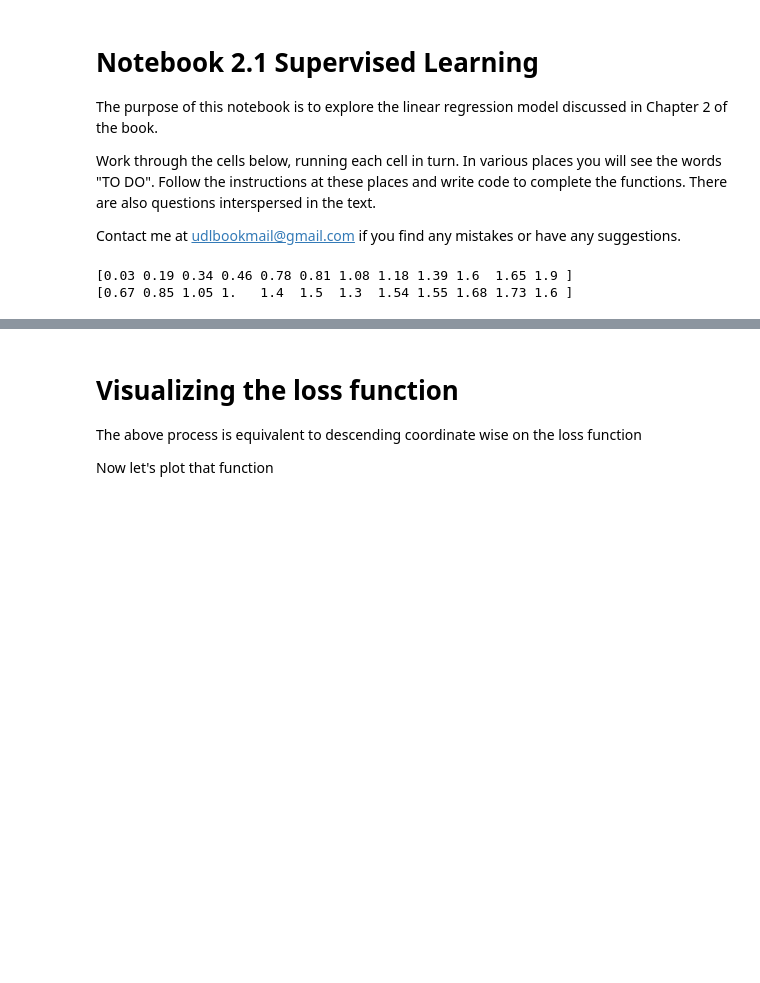
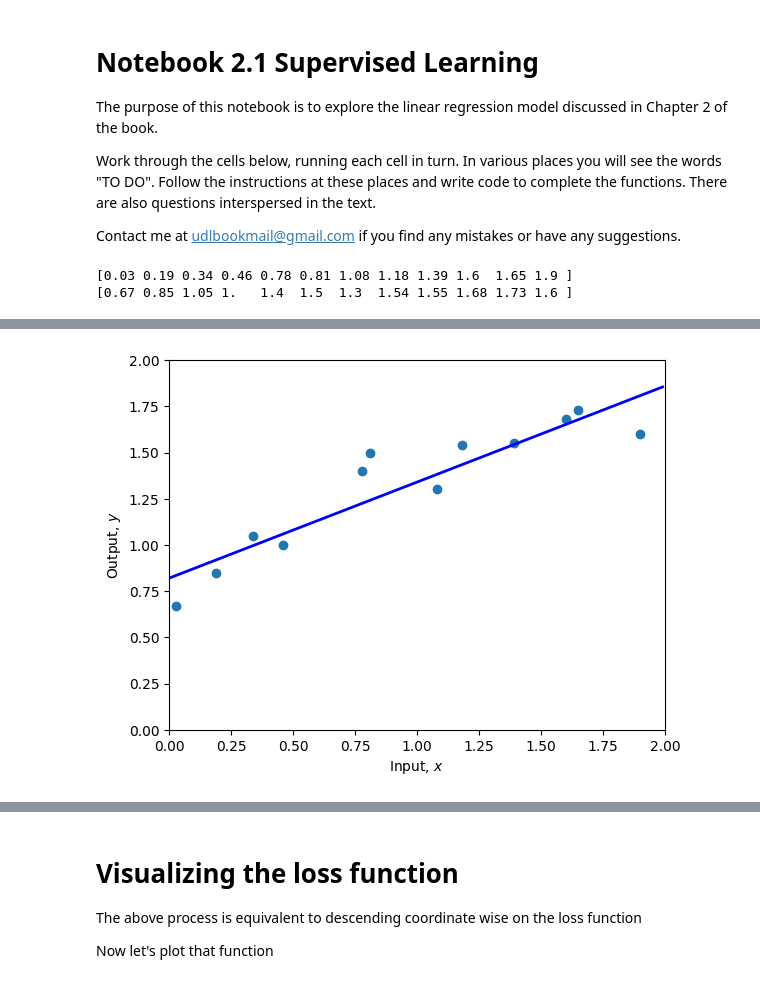
Before and after one commit to murilogustineli/UDL-book, a Jupyter notebook: Notebooks/Chap02/2_1_Supervised_Learning.ipynb, the cells around one changed output, grey strips where cells are left out. Saved outputs shown, nothing was run; the diff lists cells and outputs as text; code cells hidden in the pictures; blank space fills up the shorter version.

```diff
--- a/Notebooks/Chap02/2_1_Supervised_Learning.ipynb
+++ b/Notebooks/Chap02/2_1_Supervised_Learning.ipynb
@@ -27,8 +27,7 @@ print(y)
 # Define 1D linear regression model
 def f(x, phi0, phi1):
     # TODO :  Replace this line with the linear regression model (eq 2.4)
-
-
+    y = phi0 + phi1 * x
     return y
 # %%
 # Function to help plot the data
@@ -55,8 +56,9 @@ plot(x,y,phi0,phi1)
 def compute_loss(x,y,phi0,phi1):
 
   # TODO Replace this line with the loss calculation (equation 2.5)
-  loss = 0
-
+  loss = 0.0
+  for x_i, y_i in zip(x,y):
+    loss += (f(x_i, phi0, phi1) - y_i)**2
 
   return loss
 # %%
@@ -73,11 +81,25 @@ print(f'Your Loss = {loss:3.2f}, Ground truth =10.28')
 # %%
 # TODO -- Change the parameters manually to fit the model
 # First fix phi1 and try changing phi0 until you can't make the loss go down any more
 # Then fix phi0 and try changing phi1 until you can't make the loss go down any more
 # Repeat this process until you find a set of parameters that fit the model as in figure 2.2d
 # You can either do this by hand, or if you want to get fancy, write code to descent automatically in this way
 # Start at these values:
-phi0 = 1.60 ; phi1 =-0.8
+phi0 = 1.60 ; phi1 = -0.8
+
+phi0 = np.arange(0.5, 1.0, 0.01)
+phi1 = np.arange(0.2, 0.8, 0.01)
+
+min_loss = 1000
+for p0, p1 in zip(phi0, phi1):
+    loss = compute_loss(x,y,p0,p1)
+    if loss < min_loss:
+        min_loss = loss
+        phi0 = p0
+        phi1 = p1
 
 plot(x,y,phi0,phi1)
 print(f'Your Loss = {compute_loss(x,y,phi0,phi1):3.2f}')
+print(f"phi0 = {round(phi0, 2)}, phi1 = {round(phi1, 2)}")
+# %% [output]
+[figure, added]
```
Also changed, not shown: parts of 5 cells of this notebook.
